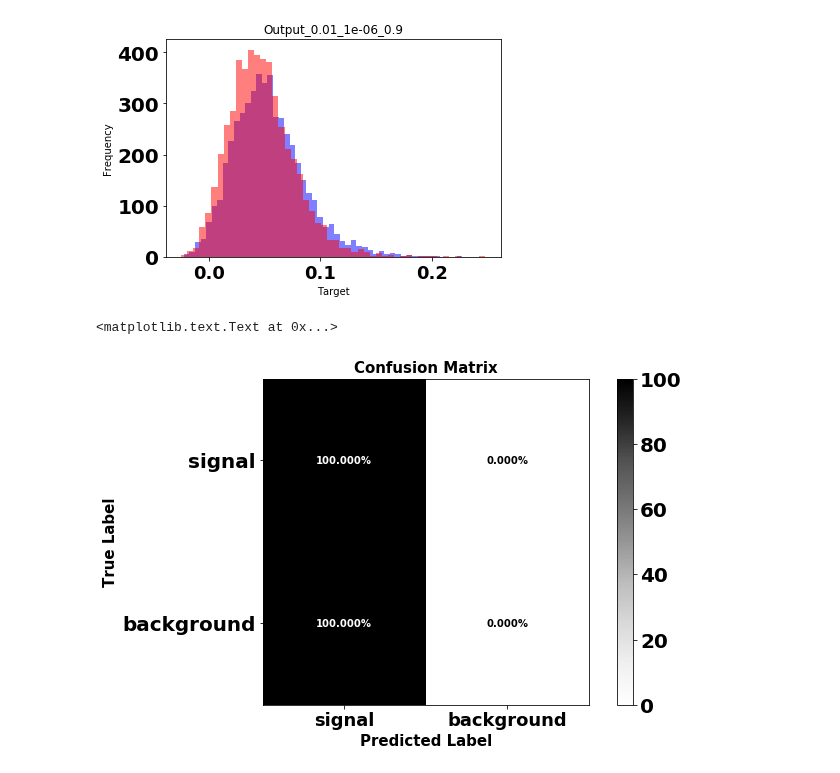
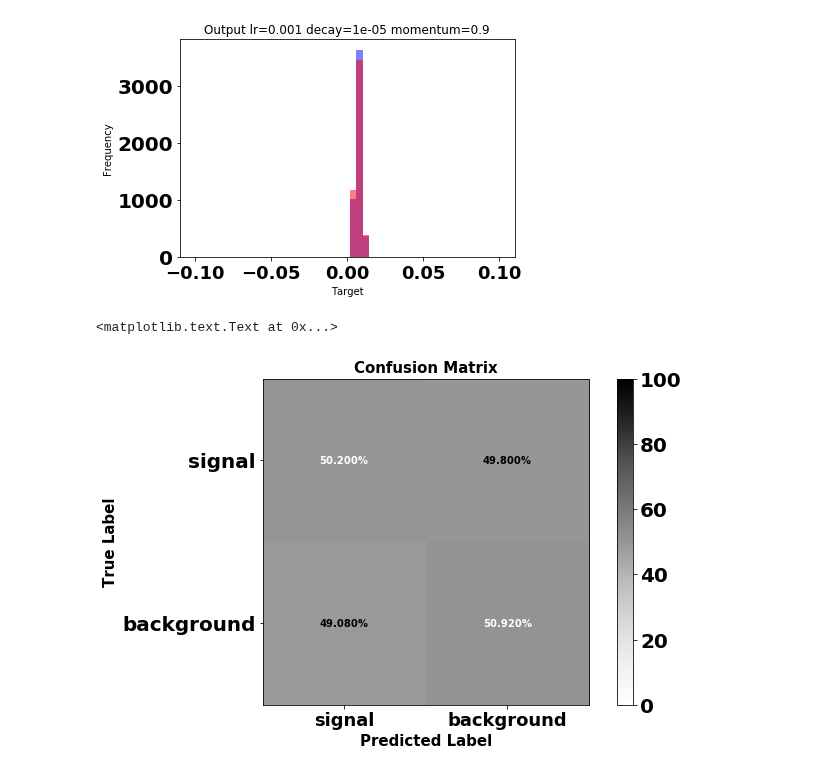
Before and after one commit to micaelverissimo/PtRelAnalysis, a Jupyter notebook: NeuralClassification.ipynb, the cells around one changed output. Drawn from its saved outputs; the diff is of its cells as text; code cells hidden in the pictures.

Commit message:
Variables plots

```diff
--- a/NeuralClassification.ipynb
+++ b/NeuralClassification.ipynb
@@ -45,9 +45,12 @@ all_signal = np.load(output+"/"+"lvbb125Matrix.npy")
 
 
 ZZ = np.load(output+"/"+"ZZMatrix.npy")[0:5000,:]
-trgt_ZZ = 0*np.ones(ZZ.shape[0])
+trgt_ZZ = 0.0*np.ones(ZZ.shape[0])
 
 all_ZZ = np.load(output+"/"+"ZZMatrix.npy")
+
+TTbar = np.load(output+"/"+"TTbarMatrix.npy")
+trgt_TTbar = -1.0*np.ones(TTbar.shape[0])
 
 background=ZZ
 trgt_bkg=trgt_ZZ
@@ -62,6 +65,7 @@ trgt=np.append(trgt_signal,trgt_bkg,axis=0)
 
 all_data=np.append(all_signal,all_background,axis=0)
 
+sparse_trgt = np_utils.to_categorical(trgt)
 
 # for classification -> target max sparse
 #trgt_sparse = np_utils.to_categorical(trgt_sinal)
@@ -72,6 +76,9 @@ current_time = time.time()
 #print "ZZ", ZZ.shape
 print data.shape
 print trgt.shape
+print sparse_trgt.shape
+print len(data[0])
+print range(len(data[0]))
 # %% [output]
 Using Theano backend.
 (10000, 24)
@@ -79,5 +128,5 @@ Using Theano backend.
 # %%
-# Train a classifier
+                                                                                                                                                                                                                                                                                                                                                                                                                                                                                                                                                                                                                                                                                                                                                                                                                                                                                                                                                                                                                                # Train a classifier
 
 from keras.models import Sequential
 from keras.layers.core import Dense, Dropout, Activation
@@ -97,8 +146,11 @@ CVO = list(CVO)
 
 classifiers = {}
 
-lr=0.01
-decay=1e-6
+#SGD parameters
+
+lr=0.001
+#decay=1e-5
+decay=lr/100
 momentum=0.9
 
 
@@ -128,10 +180,10 @@ for ifold in range(n_folds):
                         init='identity',
                         trainable=False))
         model.add(Activation('linear'))
-        model.add(Dense(10, input_dim=data.shape[1],
+        model.add(Dense(50, input_dim=data.shape[1],
                         init='uniform'))
         model.add(Activation('tanh'))
-        model.add(Dense(1,
+        model.add(Dense(2,
                         init='uniform'))
         model.add(Activation('tanh'))
 
@@ -144,14 +196,14 @@ for ifold in range(n_folds):
                                                 verbose=0,
                                                 mode='auto')
         # Train model
-        init_trn_desc = model.fit(data[train_id],
-                                  trgt[train_id],
-                                  nb_epoch=100,
-                                  batch_size=4,
+        init_trn_desc = model.fit(norm_data[train_id],
+                                  sparse_trgt[train_id],
+                                  nb_epoch=200,
+                                  batch_size=50,
                                   callbacks=[earlyStopping],
                                   verbose=True,
-                                  validation_data=(data[test_id],
-                                                   trgt[test_id]),
+                                  validation_data=(norm_data[test_id],
+                                                   sparse_trgt[test_id]),
                                   shuffle=True)
         if np.min(init_trn_desc.history['val_loss']) < best_loss:
             best_init = i_init
@@ -198,12 +250,14 @@ norm_data = scaler.transform(data)
 output = classifiers[choose_fold].predict(norm_data)
 output_class = np.argmax(output,axis=1)
 
-plt.hist(output[trgt==1],50,color='b',alpha=0.5)
-plt.hist(output[trgt==0],50,color='r',alpha=0.5)
-plt.title('Output_'+str(lr)+'_'+str(decay)+'_'+str(momentum))
+my_bins = np.linspace(-0.1, 0.1, 50)
+
+plt.hist(output[trgt==1,1],bins=my_bins,color='b',alpha=0.5)
+plt.hist(output[trgt==0,1],bins=my_bins,color='r',alpha=0.5)
+plt.title('Output lr='+str(lr)+' decay='+str(decay)+' momentum='+str(momentum))
 plt.xlabel("Target")
 plt.ylabel("Frequency")
-plt.savefig(save_point+'/'+'Output_'+str(lr)+'_'+str(decay)+'_'+str(momentum)+'.pdf')
+plt.savefig(save_point+'/'+'Output_TTbar_'+str(lr)+'_'+str(decay)+'_'+str(momentum)+'.pdf')
 plt.show()
 
 
@@ -216,34 +270,34 @@ plt.show()
 
 #irow = 0
 #icolumn = 0
 #for itarget in range(trgt_sparse.shape[1]):
 #    for ioutput in range(output.shape[1]):
 #        m_pts = output[trgt==itarget,ioutput]
 #        n, bins, patches = (ax[irow,icolumn].hist(m_pts,bins=m_bins,
                                                       #fc=iris_colors[itarget],
                                                       #alpha=0.8, normed=1))
 #        for tick in ax[irow,icolumn].get_xticklabels():
 #            tick.set_rotation(45)
 #        ax[irow,icolumn].grid()
 
 #        if irow == 0:
 #            ax[irow,icolumn].set_title('Output for Neuron %i'%(ioutput+1),
 #                                       fontweight='bold',fontsize=15)
 #        if icolumn == 0:
 #            ax[irow,icolumn].set_ylabel('Class %s'%(iris_labels[itarget]),
 #                                        fontweight='bold',fontsize=15)
 #        if irow == n_rows-1:
 #            ax[irow,icolumn].set_xlabel('Possible Values',
 #                                        fontweight='bold',fontsize=15)
 
 
 #        if icolumn+1 == n_columns:
 #            icolumn = 0
 #            irow = irow+1
 #        else:
 #            icolumn = icolumn+1
 # %% [output]
-[figure, old version]
+[figure, new version]
 # %%
 # analyse train process - confusion matrix
 from sklearn.metrics import confusion_matrix
@@ -303,4 +357,4 @@ ax.set_ylabel('True Label',fontweight='bold',fontsize=15)
 ax.set_xlabel('Predicted Label',fontweight='bold',fontsize=15)
 # %% [output]
 <matplotlib.text.Text at 0x...>
-[figure, old version]
+[figure, new version]
```
Also changed, not shown: parts of 5 cells of this notebook, 1 other file.
